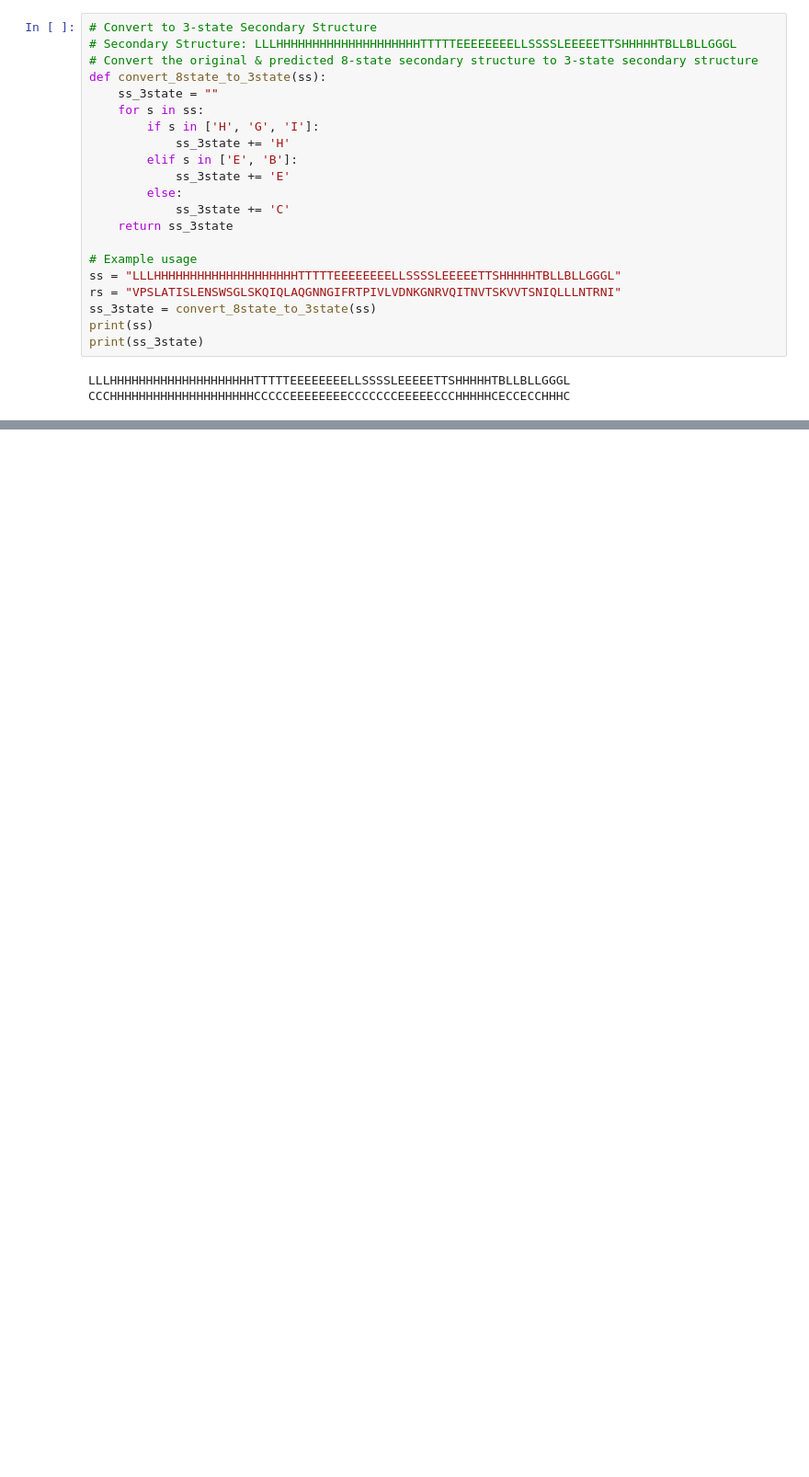
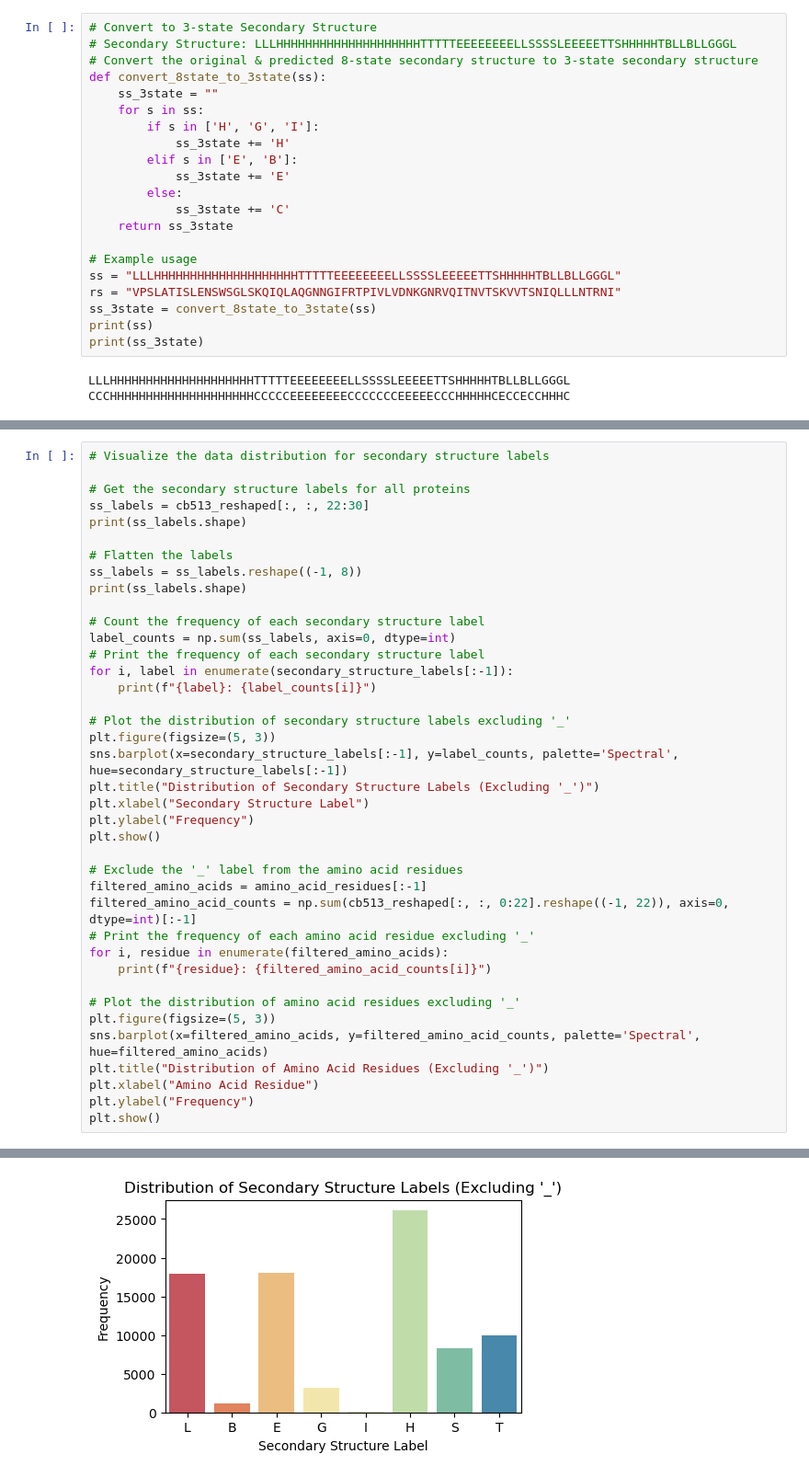
Before and after one commit to 4gungnand/Af3-cb513, a Jupyter notebook: Code/EDA.ipynb, the cells around one changed output, grey strips where cells are left out. Shown at 92% size. Saved outputs shown, nothing was run; the diff lists cells and outputs as text; blank space fills up the shorter version.

```diff
--- a/Code/EDA.ipynb
+++ b/Code/EDA.ipynb
@@ -537,0 +448,40 @@ plt.show()
+# %%
+# Visualize the data distribution for secondary structure labels
+
+# Get the secondary structure labels for all proteins
+ss_labels = cb513_reshaped[:, :, 22:30]
+print(ss_labels.shape)
+
+# Flatten the labels
+ss_labels = ss_labels.reshape((-1, 8))
+print(ss_labels.shape)
+
+# Count the frequency of each secondary structure label
+label_counts = np.sum(ss_labels, axis=0, dtype=int)
+# Print the frequency of each secondary structure label
+for i, label in enumerate(secondary_structure_labels[:-1]):
+    print(f"{label}: {label_counts[i]}")
+
+# Plot the distribution of secondary structure labels excluding '_'
+plt.figure(figsize=(5, 3))
+sns.barplot(x=secondary_structure_labels[:-1], y=label_counts, palette='Spectral', hue=secondary_structure_labels[:-1])
+plt.title("Distribution of Secondary Structure Labels (Excluding '_')")
+plt.xlabel("Secondary Structure Label")
+plt.ylabel("Frequency")
+plt.show()
+
+# Exclude the '_' label from the amino acid residues
+filtered_amino_acids = amino_acid_residues[:-1]
+filtered_amino_acid_counts = np.sum(cb513_reshaped[:, :, 0:22].reshape((-1, 22)), axis=0, dtype=int)[:-1]
+# Print the frequency of each amino acid residue excluding '_'
+for i, residue in enumerate(filtered_amino_acids):
+    print(f"{residue}: {filtered_amino_acid_counts[i]}")
+
+# Plot the distribution of amino acid residues excluding '_'
+plt.figure(figsize=(5, 3))
+sns.barplot(x=filtered_amino_acids, y=filtered_amino_acid_counts, palette='Spectral', hue=filtered_amino_acids)
+plt.title("Distribution of Amino Acid Residues (Excluding '_')")
+plt.xlabel("Amino Acid Residue")
+plt.ylabel("Frequency")
+plt.show()
+# %% [output]
@@ -537,0 +498 @@ plt.show()
+[figure, added]
```
Also changed, not shown: parts of 10 cells of this notebook, 5 other files.
